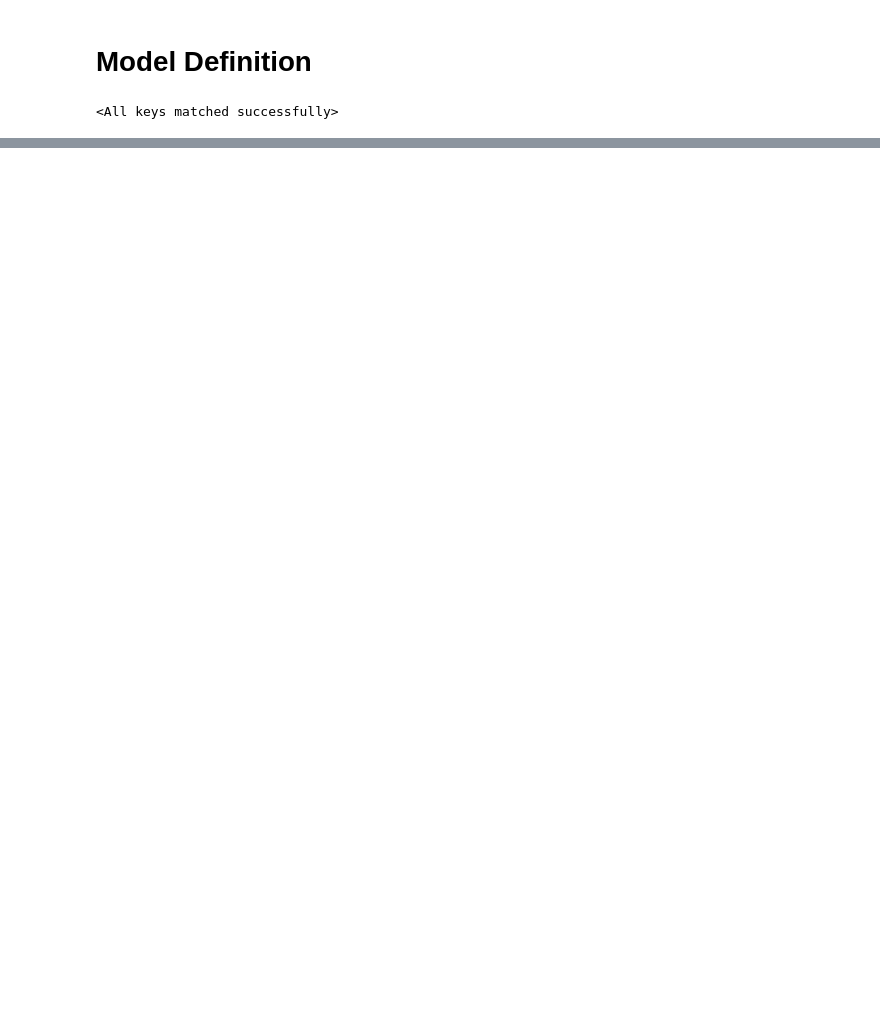
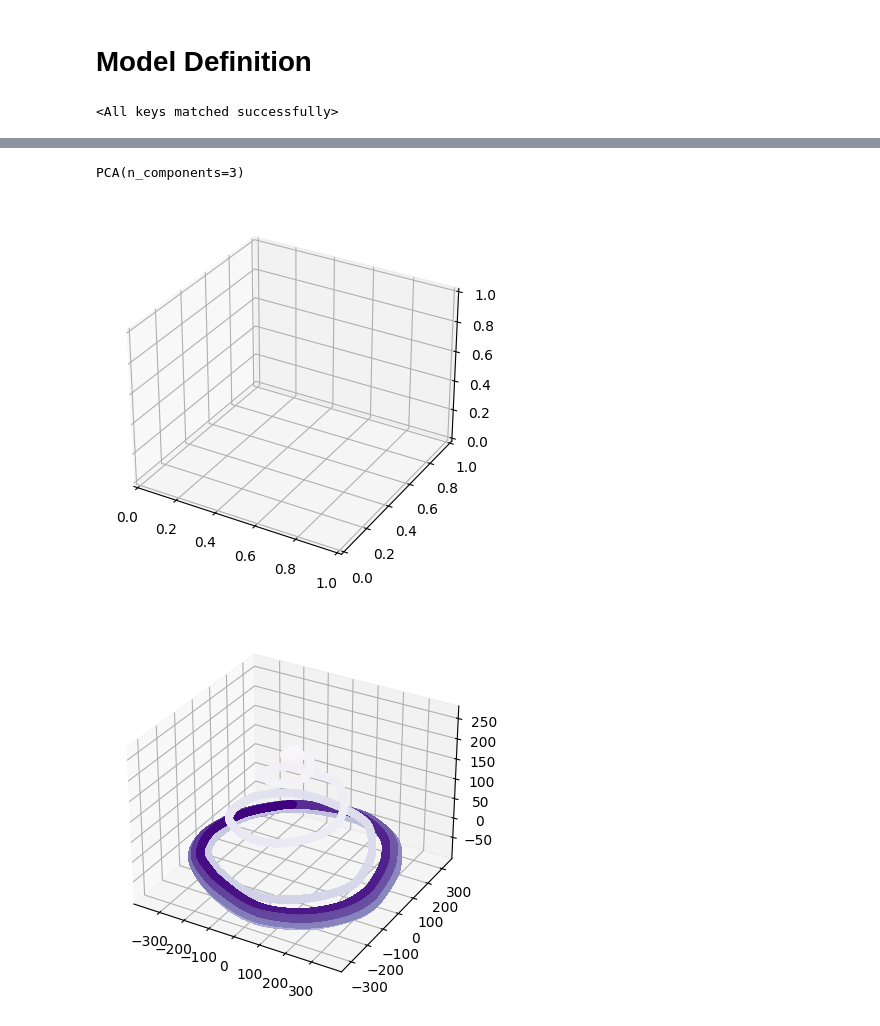
Before and after one commit to andrzeng/MAT6215finalproject, a Jupyter notebook: Refactored Fixedpoints finder.ipynb, the cells around one changed output, grey strips where cells are left out. Cells and saved outputs as stored; diff of their text form; code cells hidden in the pictures; blank space fills up the shorter version.

```diff
--- a/Refactored Fixedpoints finder.ipynb
+++ b/Refactored Fixedpoints finder.ipynb
@@ -96,10 +96,9 @@ rnn_model = CTRNN(g=g,
 
 rnn_model.to(device)
 
-weights_initial = rnn_model.J.detach().cpu().numpy().copy()
 
-
-rnn_model.load_state_dict(torch.load("REAL_WEIGHTS_NONOISE.pt"))
+#rnn_model.load_state_dict(torch.load("REAL_WEIGHTS_NONOISE.pt"))
+rnn_model.load_state_dict(torch.load("interregion_sparse.pt"))
 # %% [output]
 <All keys matched successfully>
 # %%
@@ -154,5 +153,5 @@ Finished approximating. The error is 6.230334292922635e-08. The final loss is 0.
 # %%
-fixed_points = torch.load("REAL_FIXED_POINTS.pt")
+#fixed_points = torch.load("REAL_FIXED_POINTS.pt")
 # %%
 pca = PCA(n_components=3)
 pca2 = PCA(n_components=2)
@@ -215,8 +218,11 @@ trajectories = torch.load("10_200k.pt")'''
 # %%
 all = torch.cat(trajectories, dim=0)
-pca.fit(all)
+all = torch.cat(random_trajectories, dim=0)
+pca.fit(trajectories[0])
+# %% [output]
+PCA(n_components=3)
 # %%
-# fitted = [pca.transform(trajectory) for trajectory in trajectories]
+fitted = [pca.transform(trajectory) for trajectory in trajectories]
 random_fitted = [pca.transform(trajectory) for trajectory in random_trajectories]
 # %%
 fitted_1 = pca.transform(random_trajectories[0])
@@ -224,3 +230,24 @@ fitted_1 = pca.transform(random_trajectories[0])
 colormaps = ['Purples', 'Blues', 'Greens', 'Oranges', 'Reds',
                       'YlOrBr', 'YlOrRd', 'OrRd', 'PuRd', 'RdPu', 'BuPu',
                       'GnBu', 'PuBu', 'YlGnBu', 'PuBuGn', 'BuGn', 'YlGn']
+# %%
+xs = [fitted_i[:,0] for fitted_i in fitted]
+ys = [fitted_i[:,1] for fitted_i in fitted]
+zs = [fitted_i[:,2] for fitted_i in fitted]
+
+x_1 = fitted_1[:,0]
+
+fig = plt.figure()
+ax = plt.axes(projection='3d')
+
+for index in range(len(xs)):
+    fig = plt.figure()
+    ax = plt.axes(projection='3d')
+    ax.scatter3D(xs[index], ys[index], zs[index], c=np.arange(0,x_1.shape[0]), cmap=colormaps[index], label='trajectory near fixed point', linewidth=1.0)
+    plt.show()
+
+#ax.legend()
+plt.show()
+# %% [output]
+[figure, added]
+[figure, added]
```
Also changed, not shown: parts of 7 cells of this notebook, 3 other files.
